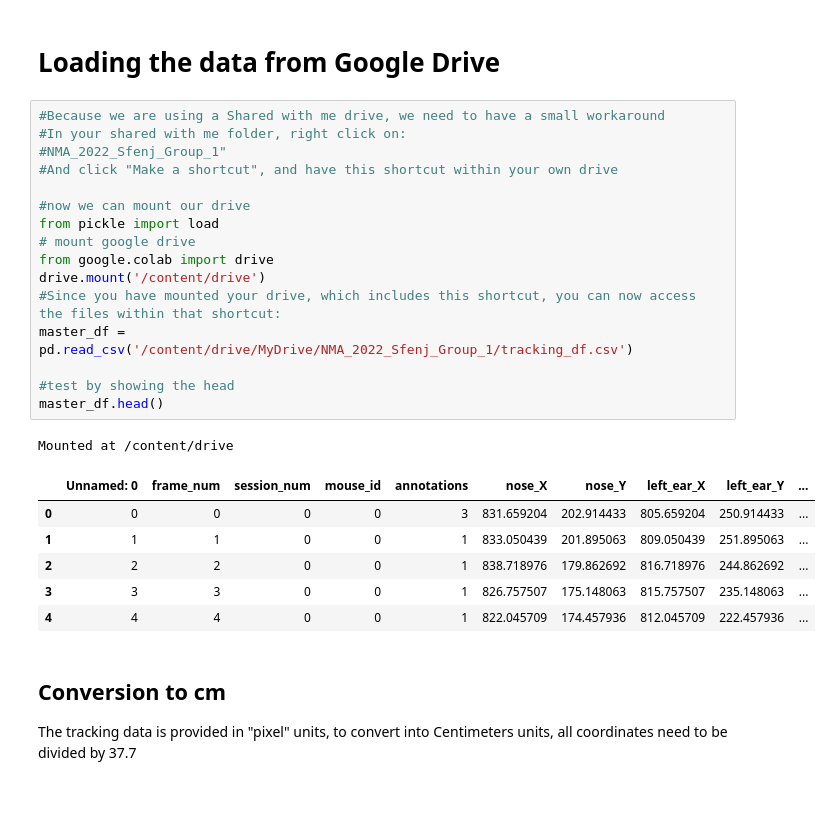
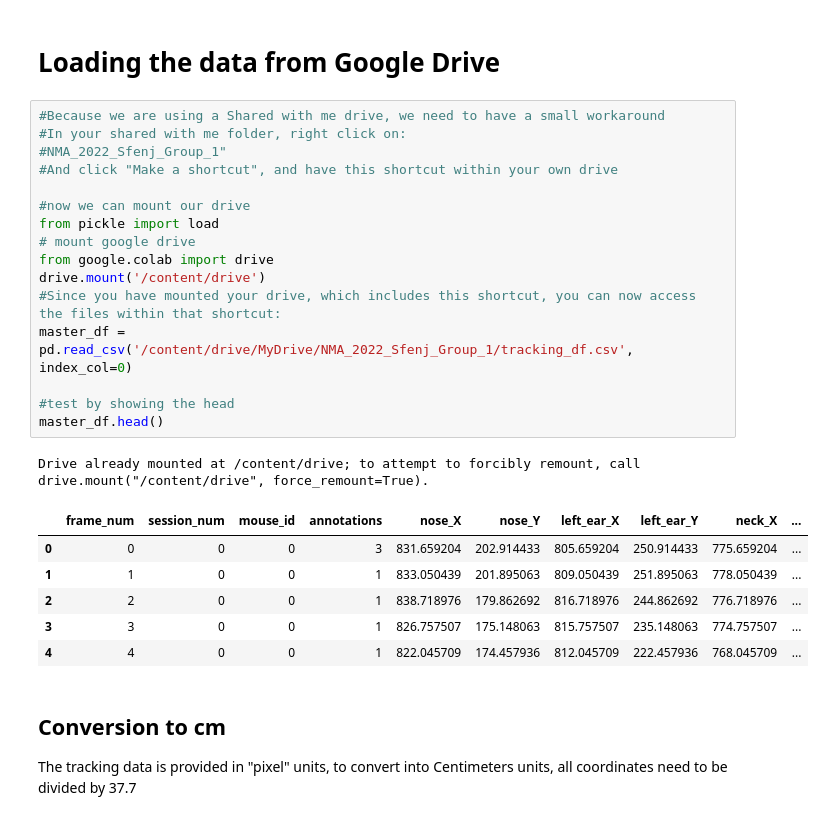
Before and after one commit to ffvoigt/neuromatch-compneuro-2022-project, a Jupyter notebook: Feature_Extraction_NM2022_Sfenj1.ipynb, the cells around one changed output. Drawn from its saved outputs; the diff is of its cells as text.

```diff
--- a/Feature_Extraction_NM2022_Sfenj1.ipynb
+++ b/Feature_Extraction_NM2022_Sfenj1.ipynb
@@ -45,27 +48,27 @@ import seaborn as sns
 # %%
 #Because we are using a Shared with me drive, we need to have a small workaround
 #In your shared with me folder, right click on:
 #NMA_2022_Sfenj_Group_1"
 #And click "Make a shortcut", and have this shortcut within your own drive
 
 #now we can mount our drive
 from pickle import load
 # mount google drive
 from google.colab import drive
 drive.mount('/content/drive')
 #Since you have mounted your drive, which includes this shortcut, you can now access the files within that shortcut:
-master_df = pd.read_csv('/content/drive/MyDrive/NMA_2022_Sfenj_Group_1/tracking_df.csv')
+master_df = pd.read_csv('/content/drive/MyDrive/NMA_2022_Sfenj_Group_1/tracking_df.csv', index_col=0)
 
 #test by showing the head
 master_df.head()
 # %% [output]
-Mounted at /content/drive
+Drive already mounted at /content/drive; to attempt to forcibly remount, call drive.mount("/content/drive", force_remount=True).
-|  | Unnamed: 0 | frame_num | session_num | mouse_id | annotations | nose_X | nose_Y | left_ear_X | left_ear_Y | ... |
-| 0 | 0 | 0 | 0 | 0 | 3 | 831.659204 | 202.914433 | 805.659204 | 250.914433 | ... |
-| 1 | 1 | 1 | 0 | 0 | 1 | 833.050439 | 201.895063 | 809.050439 | 251.895063 | ... |
-| 2 | 2 | 2 | 0 | 0 | 1 | 838.718976 | 179.862692 | 816.718976 | 244.862692 | ... |
-| 3 | 3 | 3 | 0 | 0 | 1 | 826.757507 | 175.148063 | 815.757507 | 235.148063 | ... |
-| 4 | 4 | 4 | 0 | 0 | 1 | 822.045709 | 174.457936 | 812.045709 | 222.457936 | ... |
+|  | frame_num | session_num | mouse_id | annotations | nose_X | nose_Y | left_ear_X | left_ear_Y | neck_X | ... |
+| 0 | 0 | 0 | 0 | 3 | 831.659204 | 202.914433 | 805.659204 | 250.914433 | 775.659204 | ... |
+| 1 | 1 | 0 | 0 | 1 | 833.050439 | 201.895063 | 809.050439 | 251.895063 | 778.050439 | ... |
+| 2 | 2 | 0 | 0 | 1 | 838.718976 | 179.862692 | 816.718976 | 244.862692 | 776.718976 | ... |
+| 3 | 3 | 0 | 0 | 1 | 826.757507 | 175.148063 | 815.757507 | 235.148063 | 774.757507 | ... |
+| 4 | 4 | 0 | 0 | 1 | 822.045709 | 174.457936 | 812.045709 | 222.457936 | 768.045709 | ... |
 # %% [markdown]
 ## Conversion to cm
 The tracking data is provided in "pixel" units, to convert into Centimeters units, all coordinates need to be divided by 37.7
```
Also changed, not shown: parts of 20 cells of this notebook.
